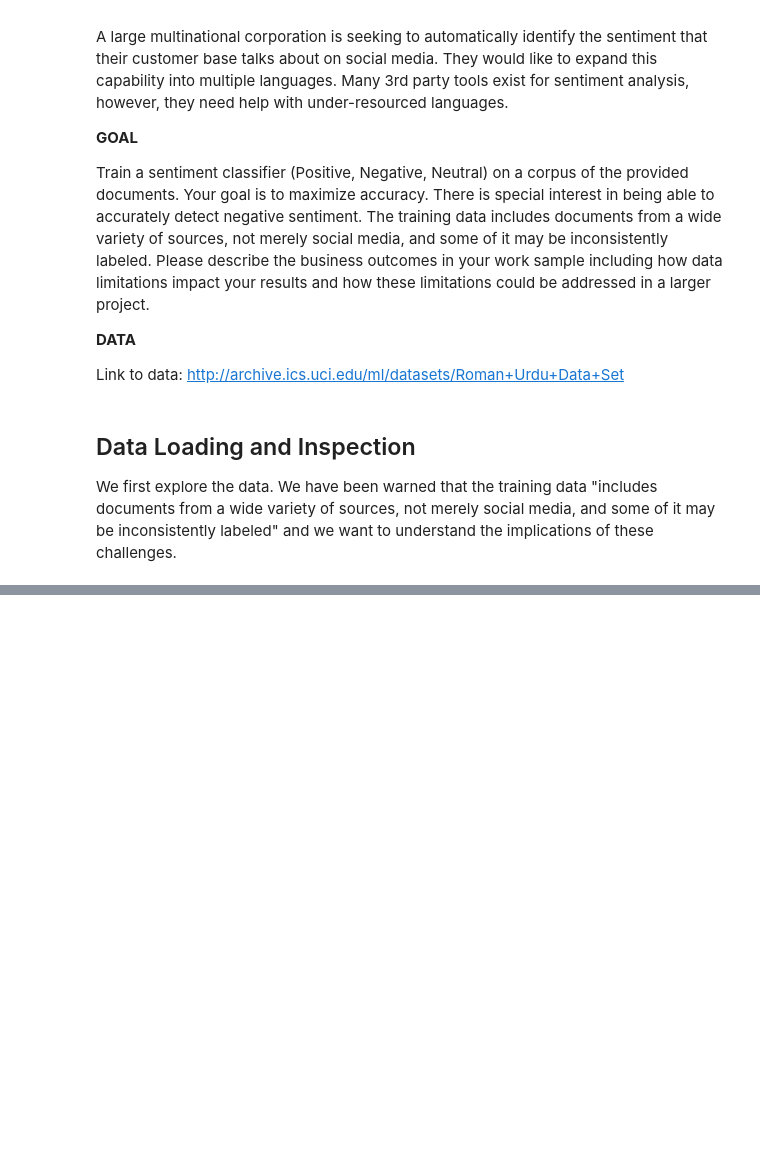
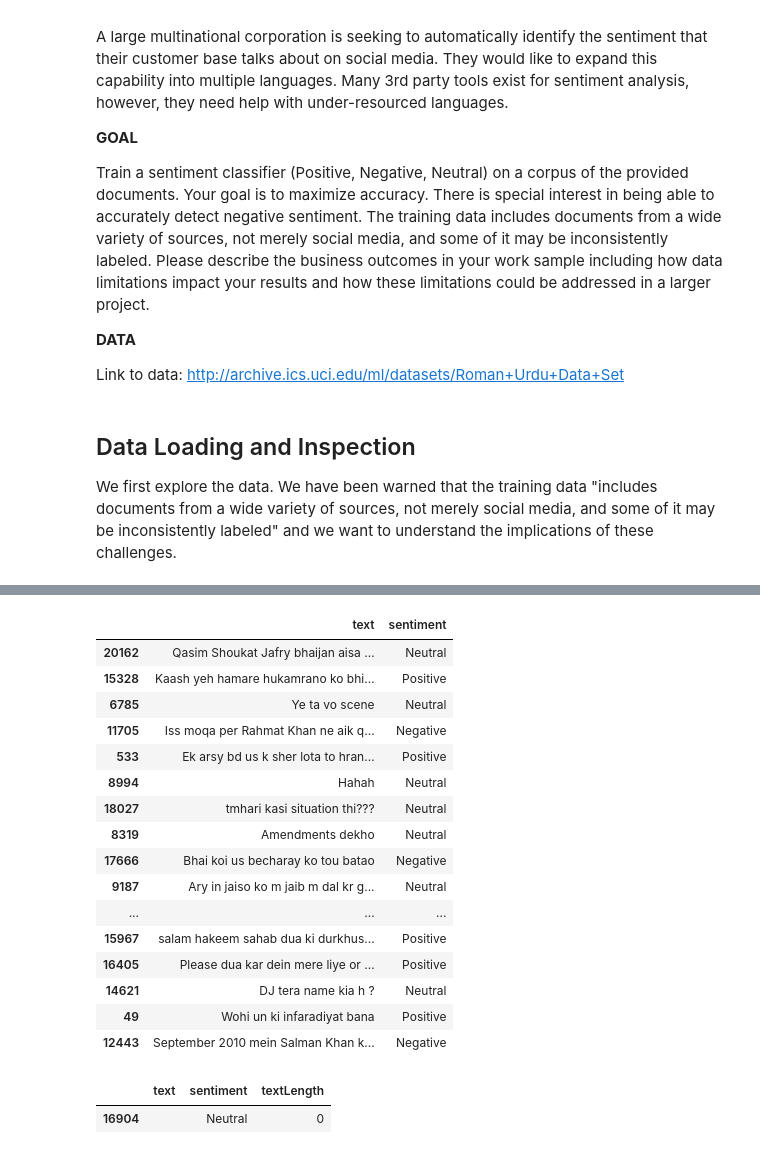
Before and after one commit to conorfrailey/MLpractice, a Jupyter notebook: Amazon Coding Challenge.ipynb, the cells around one changed output, grey strips where cells are left out. Saved outputs shown, nothing was run; the diff lists cells and outputs as text; code cells hidden in the pictures; blank space fills up the shorter version.

```diff
--- a/Amazon Coding Challenge.ipynb
+++ b/Amazon Coding Challenge.ipynb
@@ -43,0 +86,20 @@ FileNotFoundError: [Errno 2] No such file or directory: 'eggs.csv'
+# %%
+data.sample(60)
+# %% [output]
+|  | text | sentiment |
+| 20162 | Qasim Shoukat Jafry bhaijan aisa ... | Neutral |
+| 15328 | Kaash yeh hamare hukamrano ko bhi... | Positive |
+| 6785 | Ye ta vo scene | Neutral |
+| 11705 | Iss moqa per Rahmat Khan ne aik q... | Negative |
+| 533 | Ek arsy bd us k sher lota to hran... | Positive |
+| 8994 | Hahah | Neutral |
+| 18027 | tmhari kasi situation thi??? | Neutral |
+| 8319 | Amendments dekho | Neutral |
+| 17666 | Bhai koi us becharay ko tou batao | Negative |
+| 9187 | Ary in jaiso ko m jaib m dal kr g... | Neutral |
+| ... | ... | ... |
+| 15967 | salam hakeem sahab dua ki durkhus... | Positive |
+| 16405 | Please dua kar dein mere liye or ... | Positive |
+| 14621 | DJ tera name kia h ? | Neutral |
+| 49 | Wohi un ki infaradiyat bana | Positive |
+| 12443 | September 2010 mein Salman Khan k... | Negative |
@@ -43,0 +112,5 @@ FileNotFoundError: [Errno 2] No such file or directory: 'eggs.csv'
+# %%
+data[data['textLength']==0]
+# %% [output]
+|  | text | sentiment | textLength |
+| 16904 |  | Neutral | 0 |
```
Also changed, not shown: parts of 19 cells of this notebook.
